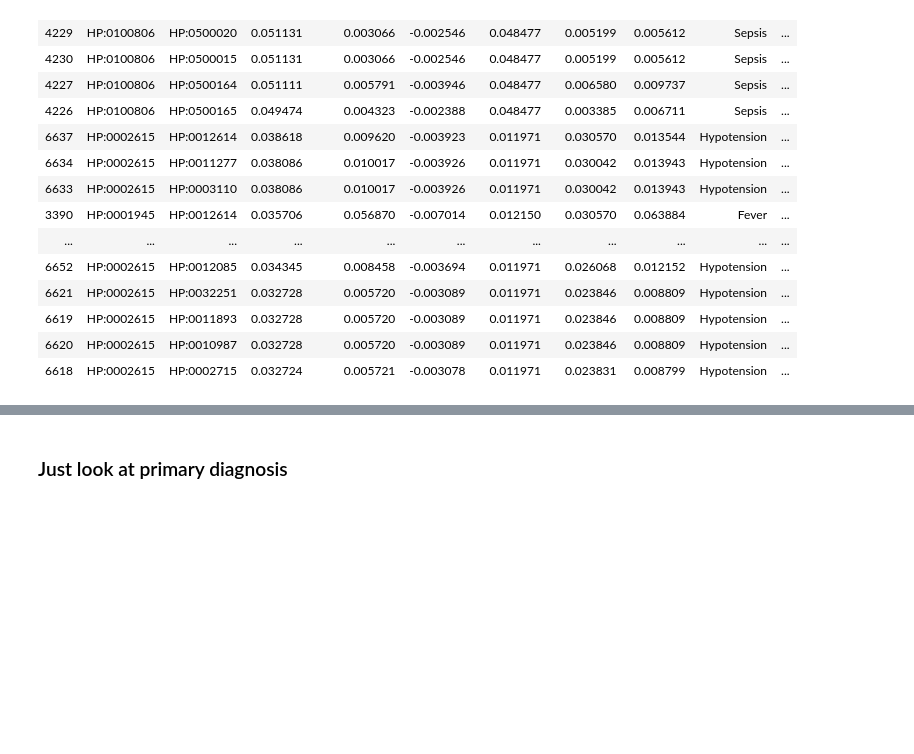
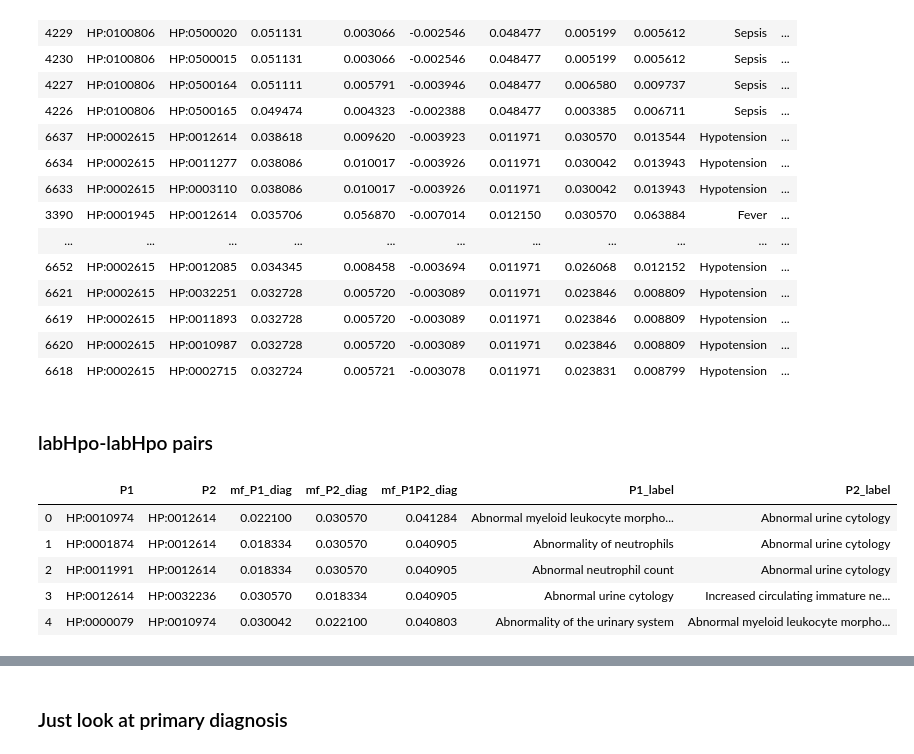
Before and after one commit to TheJacksonLaboratory/MIMIC_HPO, a Jupyter notebook: src/main/notebooks/interpretation.ipynb, the cells around one changed output, grey strips where cells are left out. Saved outputs shown, nothing was run; the diff lists cells and outputs as text; code cells hidden in the pictures; blank space fills up the shorter version.

```diff
--- a/src/main/notebooks/interpretation.ipynb
+++ b/src/main/notebooks/interpretation.ipynb
@@ -267,0 +270,2 @@ def load_p_values(path):
+# %% [markdown]
+### labHpo-labHpo pairs
@@ -267,0 +278,19 @@ def load_p_values(path):
+# %%
+df_mf_XY_z_filtered['P1_label'] = np.array([hpo.term_id2name_map().get(termid) for termid in df_mf_XY_z_filtered.P1])
+df_mf_XY_z_filtered['P2_label'] = np.array([hpo.term_id2name_map().get(termid) for termid in df_mf_XY_z_filtered.P2])
+df_mf_XY_z_filtered.sort_values(by='mf_joint', ascending=False).head(n=20)
+df_mf_joint_vs_individual = df_mf_XY_z_filtered \
+    .sort_values(by='mf_joint', ascending=False) \
+    .reset_index(drop=True) \
+    .rename(columns={'mf_joint': 'mf_P1P2_diag'}) \
+    .loc[:, ['P1', 'P2', 'mf_P1_diag', 'mf_P2_diag', 'mf_P1P2_diag', 'P1_label', 'P2_label']]
+
+df_mf_joint_vs_individual.to_csv('../../../data/mf_regarding_diseases/primary_only/df_mf_joint_vs_individual_labHpo_labHpo_{}.csv'.format(disease))
+df_mf_joint_vs_individual.head()
+# %% [output]
+|  | P1 | P2 | mf_P1_diag | mf_P2_diag | mf_P1P2_diag | P1_label | P2_label |
+| 0 | HP:0010974 | HP:0012614 | 0.022100 | 0.030570 | 0.041284 | Abnormal myeloid leukocyte morpho... | Abnormal urine cytology |
+| 1 | HP:0001874 | HP:0012614 | 0.018334 | 0.030570 | 0.040905 | Abnormality of neutrophils | Abnormal urine cytology |
+| 2 | HP:0011991 | HP:0012614 | 0.018334 | 0.030570 | 0.040905 | Abnormal neutrophil count | Abnormal urine cytology |
+| 3 | HP:0012614 | HP:0032236 | 0.030570 | 0.018334 | 0.040905 | Abnormal urine cytology | Increased circulating immature ne... |
+| 4 | HP:0000079 | HP:0010974 | 0.030042 | 0.022100 | 0.040803 | Abnormality of the urinary system | Abnormal myeloid leukocyte morpho... |
```
Also changed, not shown: parts of 7 cells of this notebook.
